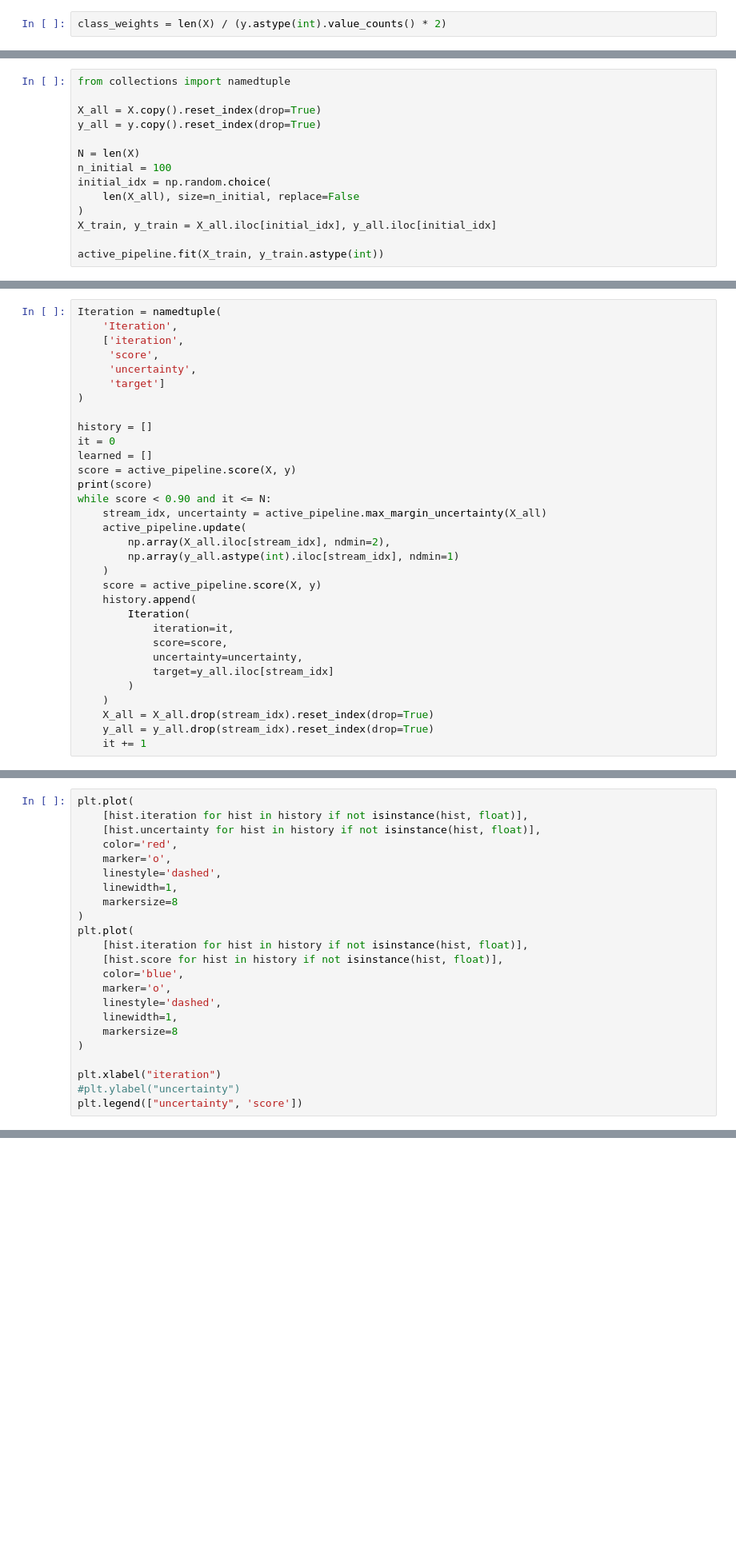
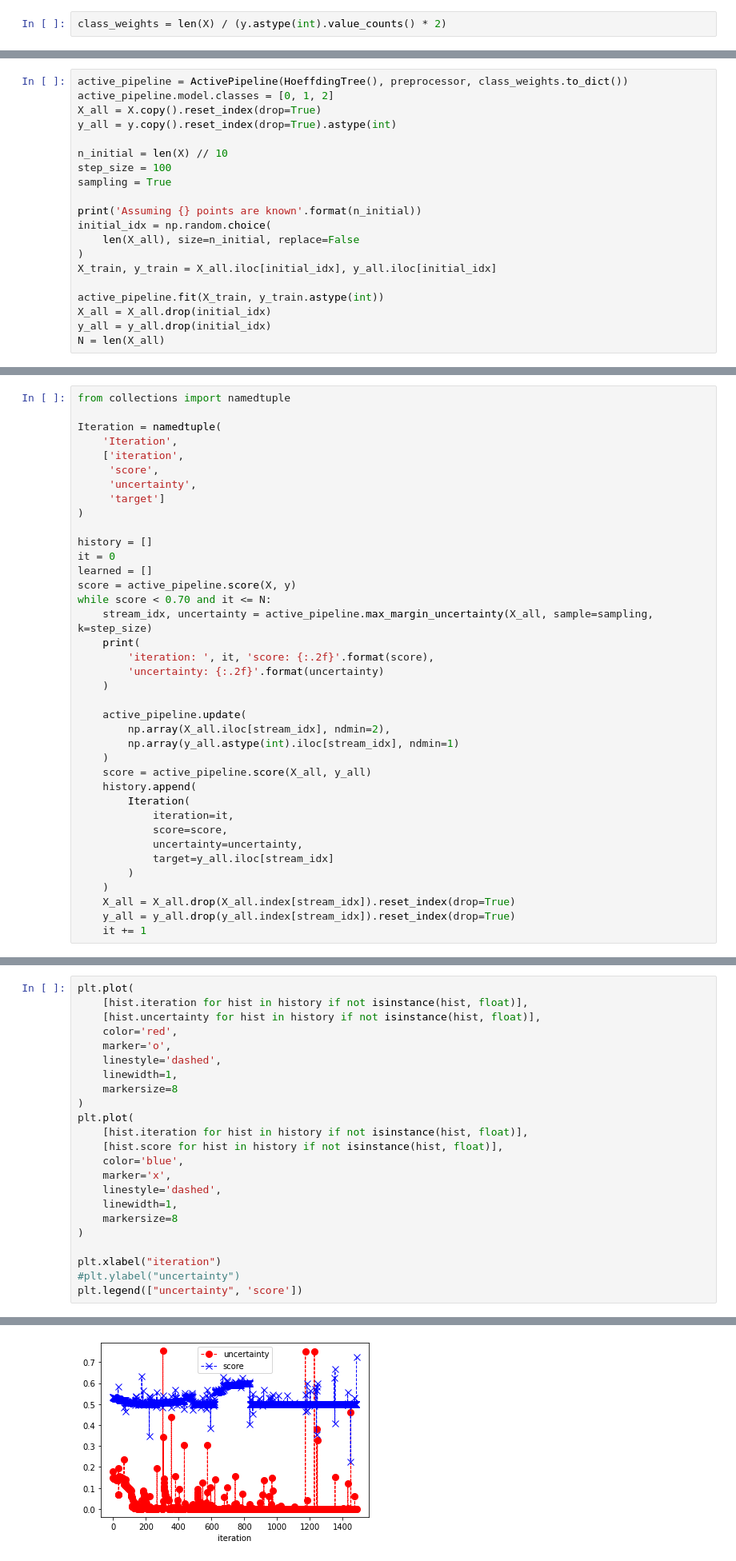
Before and after one commit to PacktPublishing/Artificial-Intelligence-with-Python-Cookbook, a Jupyter notebook: chapter02/Live Decisioning Customer Values.ipynb, the cells around one changed output, grey strips where cells are left out. Shown: that part at 80% size. Saved outputs shown, nothing was run; the diff lists cells and outputs as text; blank space fills up the shorter version.

Commit message:
update active learning recipe

```diff
--- a/chapter02/Live Decisioning Customer Values.ipynb
+++ b/chapter02/Live Decisioning Customer Values.ipynb
@@ -157,14 +166,20 @@ The old name will be removed in v0.7.0
 # %%
-from collections import namedtuple
+active_pipeline = ActivePipeline(HoeffdingTree(), preprocessor, class_weights.to_dict())
+active_pipeline.model.classes = [0, 1, 2]
+X_all = X.copy().reset_index(drop=True)
+y_all = y.copy().reset_index(drop=True).astype(int)
 
-X_all = X.copy().reset_index(drop=True)
-y_all = y.copy().reset_index(drop=True)
+n_initial = len(X) // 10
+step_size = 100
+sampling = True
 
-N = len(X)
-n_initial = 100
+print('Assuming {} points are known'.format(n_initial))
 initial_idx = np.random.choice(
     len(X_all), size=n_initial, replace=False
 )
 X_train, y_train = X_all.iloc[initial_idx], y_all.iloc[initial_idx]
 
 active_pipeline.fit(X_train, y_train.astype(int))
+X_all = X_all.drop(initial_idx)
+y_all = y_all.drop(initial_idx)
+N = len(X_all)
@@ -171,4 +190,6 @@ active_pipeline.fit(X_train, y_train.astype(int))
 # %%
+from collections import namedtuple
+
 Iteration = namedtuple(
     'Iteration',
     ['iteration',
@@ -181,14 +202,18 @@ history = []
 it = 0
 learned = []
 score = active_pipeline.score(X, y)
-print(score)
-while score < 0.90 and it <= N:
-    stream_idx, uncertainty = active_pipeline.max_margin_uncertainty(X_all)
+while score < 0.70 and it <= N:
+    stream_idx, uncertainty = active_pipeline.max_margin_uncertainty(X_all, sample=sampling, k=step_size)
+    print(
+        'iteration: ', it, 'score: {:.2f}'.format(score),
+        'uncertainty: {:.2f}'.format(uncertainty)
+    )
+
     active_pipeline.update(
         np.array(X_all.iloc[stream_idx], ndmin=2),
         np.array(y_all.astype(int).iloc[stream_idx], ndmin=1)
     )
-    score = active_pipeline.score(X, y)
+    score = active_pipeline.score(X_all, y_all)
     history.append(
         Iteration(
             iteration=it,
@@ -197,6 +222,6 @@ while score < 0.90 and it <= N:
             target=y_all.iloc[stream_idx]
         )
     )
-    X_all = X_all.drop(stream_idx).reset_index(drop=True)
-    y_all = y_all.drop(stream_idx).reset_index(drop=True)
+    X_all = X_all.drop(X_all.index[stream_idx]).reset_index(drop=True)
+    y_all = y_all.drop(y_all.index[stream_idx]).reset_index(drop=True)
     it += 1
@@ -218,7 +265,7 @@ plt.plot(
     [hist.iteration for hist in history if not isinstance(hist, float)],
     [hist.score for hist in history if not isinstance(hist, float)],
     color='blue',
-    marker='o',
+    marker='x',
     linestyle='dashed',
     linewidth=1,
     markersize=8
@@ -227,3 +274,4 @@ plt.plot(
 plt.xlabel("iteration")
 #plt.ylabel("uncertainty")
 plt.legend(["uncertainty", 'score'])
+# %% [output]
@@ -229,0 +279 @@ plt.legend(["uncertainty", 'score'])
+[figure, added]
```
Also changed, not shown: parts of 10 cells of this notebook.
